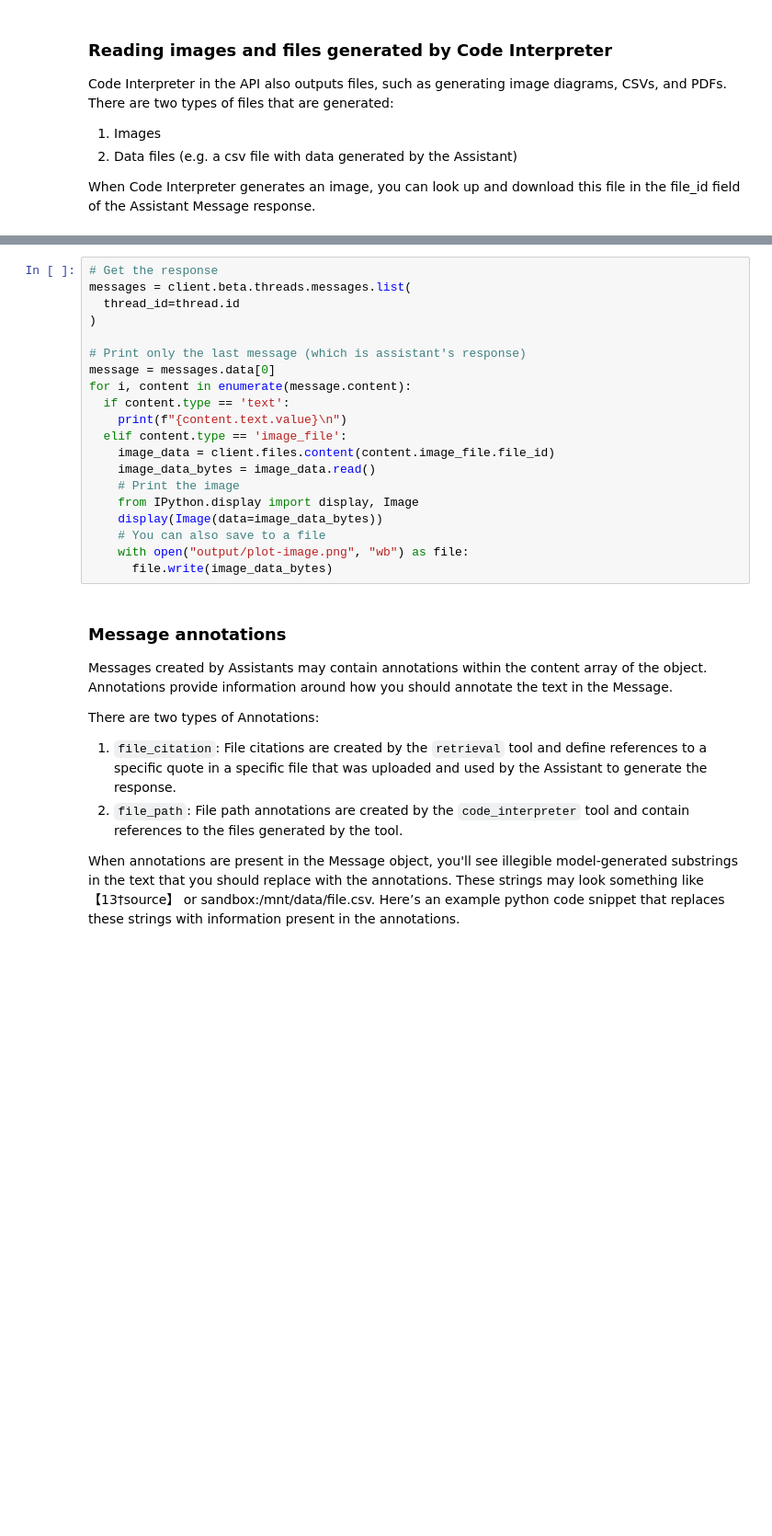
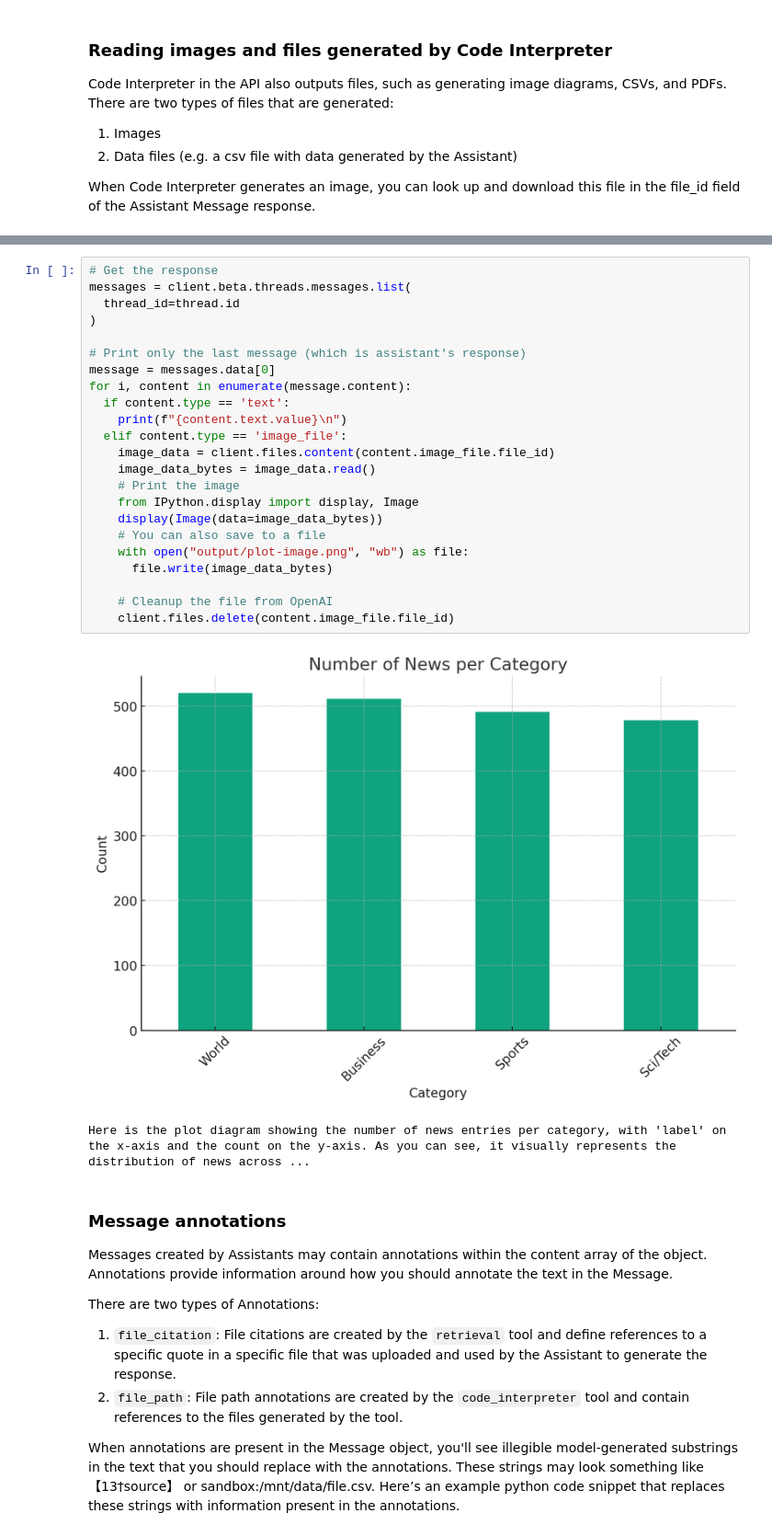
Before and after one commit to mlteam-ai/openai-cheat-sheet, a Jupyter notebook: assistant_tools.ipynb, the cells around one changed output, grey strips where cells are left out. Shown at 92% size. Cells and saved outputs as stored; diff of their text form; blank space fills up the shorter version.

```diff
--- a/assistant_tools.ipynb
+++ b/assistant_tools.ipynb
@@ -108,23 +131,29 @@ while True:
 # %%
 # Get the response
 messages = client.beta.threads.messages.list(
   thread_id=thread.id
 )
 
 # Print only the last message (which is assistant's response)
 message = messages.data[0]
 for i, content in enumerate(message.content):
   if content.type == 'text':
     print(f"{content.text.value}\n")
   elif content.type == 'image_file':
     image_data = client.files.content(content.image_file.file_id)
     image_data_bytes = image_data.read()
     # Print the image
     from IPython.display import display, Image
     display(Image(data=image_data_bytes))
     # You can also save to a file
     with open("output/plot-image.png", "wb") as file:
       file.write(image_data_bytes)
+
+    # Cleanup the file from OpenAI
+    client.files.delete(content.image_file.file_id)
+# %% [output]
+[figure, added]
+Here is the plot diagram showing the number of news entries per category, with 'label' on the x-axis and the count on the y-axis. As you can see, it visually represents the distribution of news across ...
 # %% [markdown]
 ### Message annotations
 Messages created by Assistants may contain annotations within the content array of the object. Annotations provide information around how you should annotate the text in the Message.
```
Also changed, not shown: parts of 16 cells of this notebook, 2 other files.
